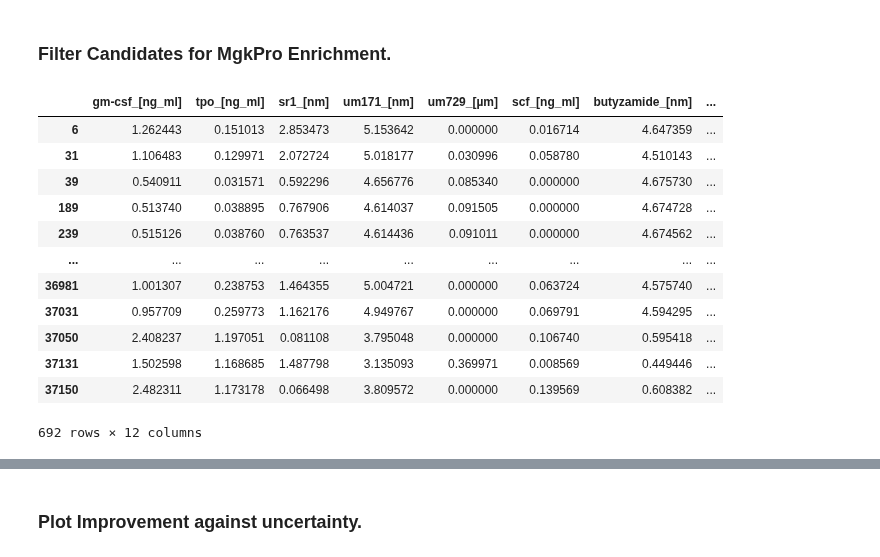
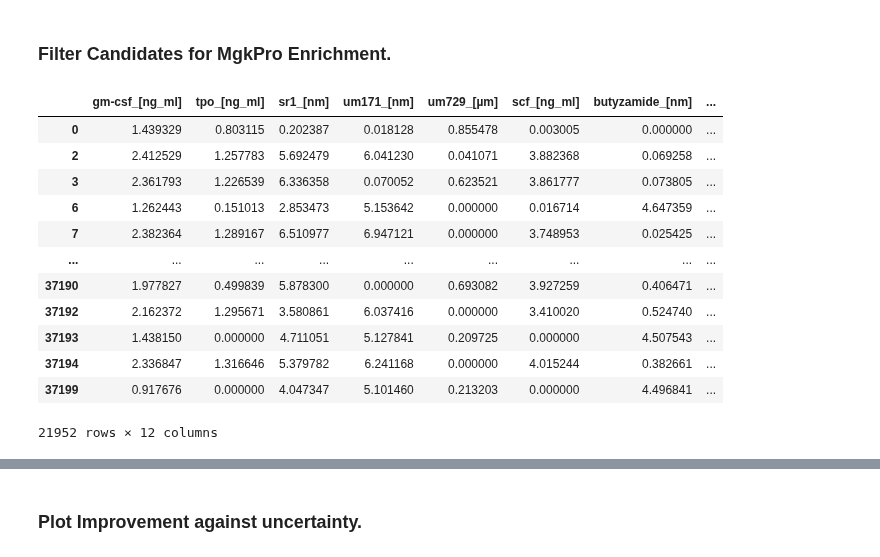
Before and after one commit to theislab/LabCompass-reproducibility, a Jupyter notebook: inverse/loss_guidance/notebooks/analyse_model_improvement/loop1_to_loop2.ipynb, the cells around one changed output, grey strips where cells are left out. Saved outputs shown, nothing was run; the diff lists cells and outputs as text; code cells hidden in the pictures.

```diff
--- a/inverse/loss_guidance/notebooks/analyse_model_improvement/loop1_to_loop2.ipynb
+++ b/inverse/loss_guidance/notebooks/analyse_model_improvement/loop1_to_loop2.ipynb
@@ -133,8 +135,6 @@ array(['CD14Mono', 'CD16Mono', 'CyclingPro1', 'CyclingPro2', 'Early_GMP',
 # %% [markdown]
 ### Read Candidates Data.
 # %%
-import pandas as pd
-import os
 
 candidates_base_dir = "/lustre/groups/ml01/workspace/lorenzo.consoli/projects/SFC_cambridge/output/inverse/loss_guidance/bloodplus_inverse_fm_old_measurements_official"
 opt_modes_list = os.listdir(candidates_base_dir)
@@ -143,7 +143,7 @@ opt_modes_list = os.listdir(candidates_base_dir)
 ct_prop_std_cols = [f"{ct}_prop_std" for ct in classes]   # ensure 'classes' is defined
 other_scores_cols = [
     "exploration_score", "exploitation_score", "metric_response_surface",
-    "indices", "losses", "acq_values",
+    "indices", "losses", "acq_values", "late_MgkPro_prop",
     "target_ct_loss_mean", "target_ct_loss_std", "ct_prop_total_variance"
 ]
 uq_annot_cols = ct_prop_std_cols + other_scores_cols      # FIXED variable name
@@ -263,32 +263,34 @@ print(f"\t\t\t--- Finished, Out of {n_all_solutions} there are {n_accepted_solut
 # %%
 # ---- Define target cell type ----
 target_ct = "late_MgkPro"
 target_ct_prop_col = f"{target_ct}_prop"
 
 # ---- Define filtering mask ----
 filtering_col = "passes_constraints:all"
 target_ct_col = "cfg:sampling:target_cell_type"
-min_ct_prop = 0.05
+# min_ct_prop = 0.05
+min_ct_prop = 0.00
 passes_constraints_mask = candidates_df[filtering_col]
 is_target_ct_mask = candidates_df[target_ct_col] == target_ct
 is_enriched_mask = candidates_df[target_ct_prop_col] > min_ct_prop
 mask = passes_constraints_mask & is_target_ct_mask & is_enriched_mask
 
 # ---- Filter data and get concentrations ---
 filtered_candidates_df = candidates_df[mask]
-filtered_concs = filtered_candidates_df[protocol_cols].map(lambda e: math.log(e + 1))
+filtered_concs_orig = filtered_candidates_df[protocol_cols].astype(float)
+filtered_concs = pd.DataFrame(np.log1p(filtered_concs_orig.values), columns=filtered_concs_orig.columns, index=filtered_concs_orig.index)
 filtered_concs
 # %% [output]
 |  | gm-csf_[ng_ml] | tpo_[ng_ml] | sr1_[nm] | um171_[nm] | um729_[µm] | scf_[ng_ml] | butyzamide_[nm] | ... |
+| 0 | 1.439329 | 0.803115 | 0.202387 | 0.018128 | 0.855478 | 0.003005 | 0.000000 | ... |
+| 2 | 2.412529 | 1.257783 | 5.692479 | 6.041230 | 0.041071 | 3.882368 | 0.069258 | ... |
+| 3 | 2.361793 | 1.226539 | 6.336358 | 0.070052 | 0.623521 | 3.861777 | 0.073805 | ... |
 | 6 | 1.262443 | 0.151013 | 2.853473 | 5.153642 | 0.000000 | 0.016714 | 4.647359 | ... |
-| 31 | 1.106483 | 0.129971 | 2.072724 | 5.018177 | 0.030996 | 0.058780 | 4.510143 | ... |
-| 39 | 0.540911 | 0.031571 | 0.592296 | 4.656776 | 0.085340 | 0.000000 | 4.675730 | ... |
-| 189 | 0.513740 | 0.038895 | 0.767906 | 4.614037 | 0.091505 | 0.000000 | 4.674728 | ... |
-| 239 | 0.515126 | 0.038760 | 0.763537 | 4.614436 | 0.091011 | 0.000000 | 4.674562 | ... |
+| 7 | 2.382364 | 1.289167 | 6.510977 | 6.947121 | 0.000000 | 3.748953 | 0.025425 | ... |
 | ... | ... | ... | ... | ... | ... | ... | ... | ... |
-| 36981 | 1.001307 | 0.238753 | 1.464355 | 5.004721 | 0.000000 | 0.063724 | 4.575740 | ... |
-| 37031 | 0.957709 | 0.259773 | 1.162176 | 4.949767 | 0.000000 | 0.069791 | 4.594295 | ... |
-| 37050 | 2.408237 | 1.197051 | 0.081108 | 3.795048 | 0.000000 | 0.106740 | 0.595418 | ... |
-| 37131 | 1.502598 | 1.168685 | 1.487798 | 3.135093 | 0.369971 | 0.008569 | 0.449446 | ... |
-| 37150 | 2.482311 | 1.173178 | 0.066498 | 3.809572 | 0.000000 | 0.139569 | 0.608382 | ... |
+| 37190 | 1.977827 | 0.499839 | 5.878300 | 0.000000 | 0.693082 | 3.927259 | 0.406471 | ... |
+| 37192 | 2.162372 | 1.295671 | 3.580861 | 6.037416 | 0.000000 | 3.410020 | 0.524740 | ... |
+| 37193 | 1.438150 | 0.000000 | 4.711051 | 5.127841 | 0.209725 | 0.000000 | 4.507543 | ... |
+| 37194 | 2.336847 | 1.316646 | 5.379782 | 6.241168 | 0.000000 | 4.015244 | 0.382661 | ... |
+| 37199 | 0.917676 | 0.000000 | 4.047347 | 5.101460 | 0.213203 | 0.000000 | 4.496841 | ... |
-692 rows × 12 columns
+21952 rows × 12 columns
```
Also changed, not shown: parts of 27 cells of this notebook, 5 other files.
